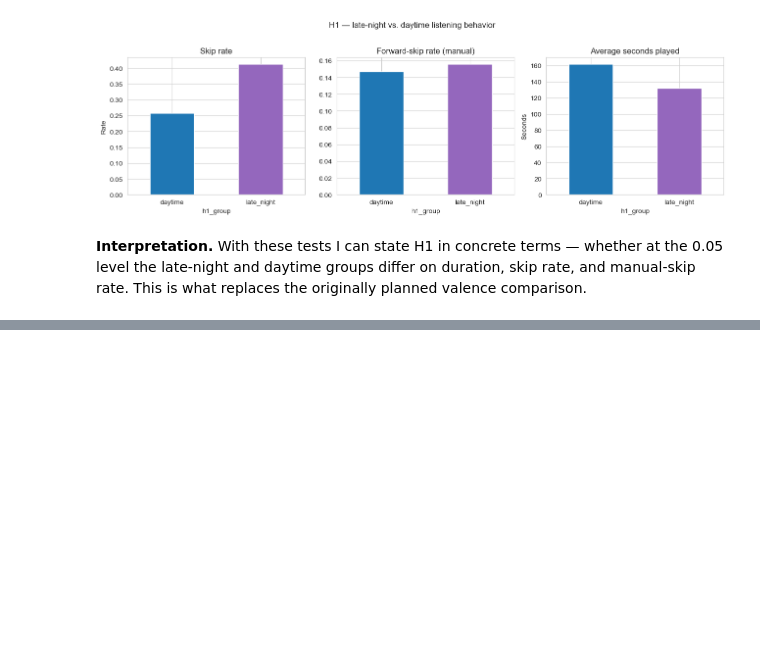
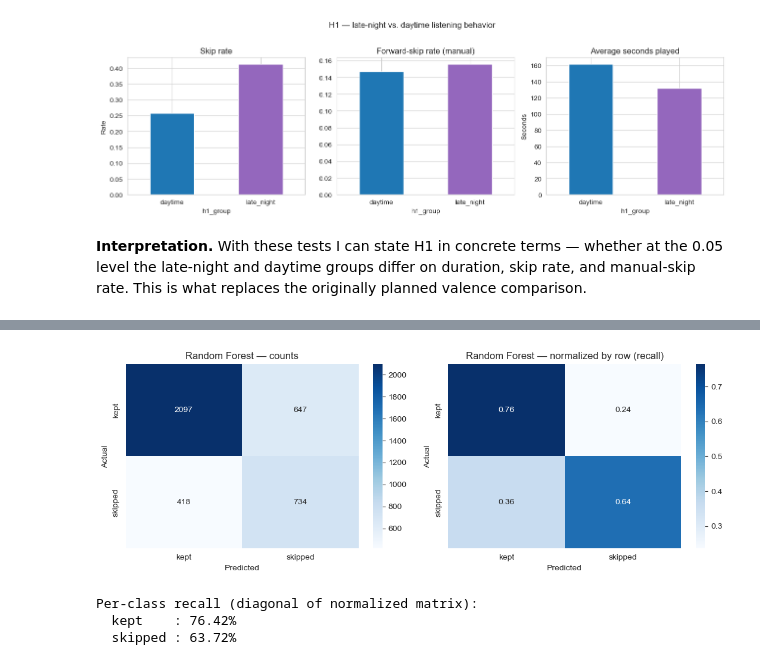
Before and after one commit to selinnardal/DSA210-Project, a Jupyter notebook: 05_ml_models.ipynb, the cells around one changed output, grey strips where cells are left out. Drawn from its saved outputs; the diff is of its cells as text; code cells hidden in the pictures; blank space fills up the shorter version.

```diff
--- a/05_ml_models.ipynb
+++ b/05_ml_models.ipynb
@@ -577,0 +729,37 @@ All figures are written to `figures/ml_*.png` for the final report.
+# %%
+from sklearn.metrics import confusion_matrix
+
+# Refit tuned RF for confusion matrix
+y_pred_tuned = rf_best.predict(X_test)
+
+cm = confusion_matrix(y_test, y_pred_tuned)
+cm_norm = cm.astype(float) / cm.sum(axis=1, keepdims=True)
+
+fig, axes = plt.subplots(1, 2, figsize=(11, 4))
+
+sns.heatmap(cm, annot=True, fmt='d', cmap='Blues',
+            xticklabels=['kept', 'skipped'],
+            yticklabels=['kept', 'skipped'], ax=axes[0])
+axes[0].set_title('Random Forest — counts')
+axes[0].set_xlabel('Predicted')
+axes[0].set_ylabel('Actual')
+
+sns.heatmap(cm_norm, annot=True, fmt='.2f', cmap='Blues',
+            xticklabels=['kept', 'skipped'],
+            yticklabels=['kept', 'skipped'], ax=axes[1])
+axes[1].set_title('Random Forest — normalized by row (recall)')
+axes[1].set_xlabel('Predicted')
+axes[1].set_ylabel('Actual')
+
+plt.tight_layout()
+plt.savefig(FIG_DIR / 'ml_09_rf_confusion_normalized.png', dpi=120, bbox_inches='tight')
+plt.show()
+
+print('Per-class recall (diagonal of normalized matrix):')
+print(f'  kept    : {cm_norm[0, 0]:.2%}')
+print(f'  skipped : {cm_norm[1, 1]:.2%}')
+# %% [output]
+[figure, added]
+Per-class recall (diagonal of normalized matrix):
+  kept    : 76.42%
+  skipped : 63.72%
```
Also changed, not shown: parts of 14 cells of this notebook, 2 other files.
